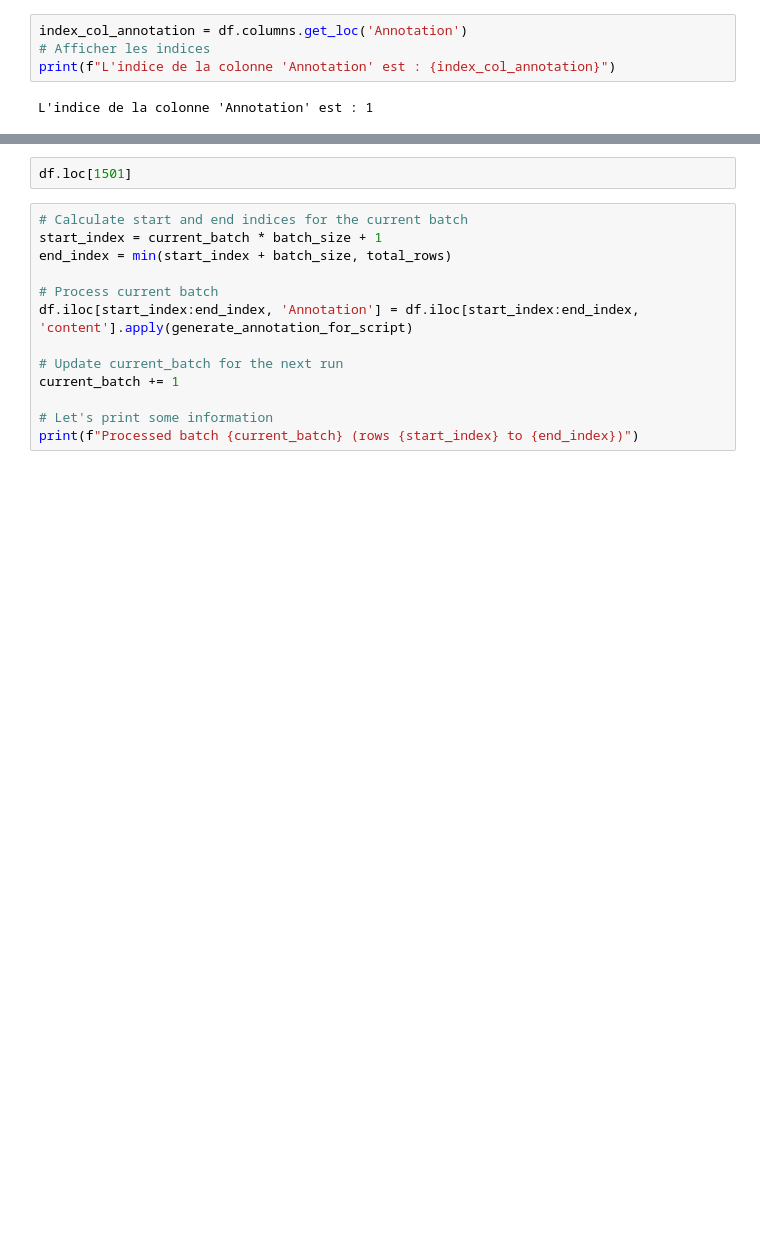
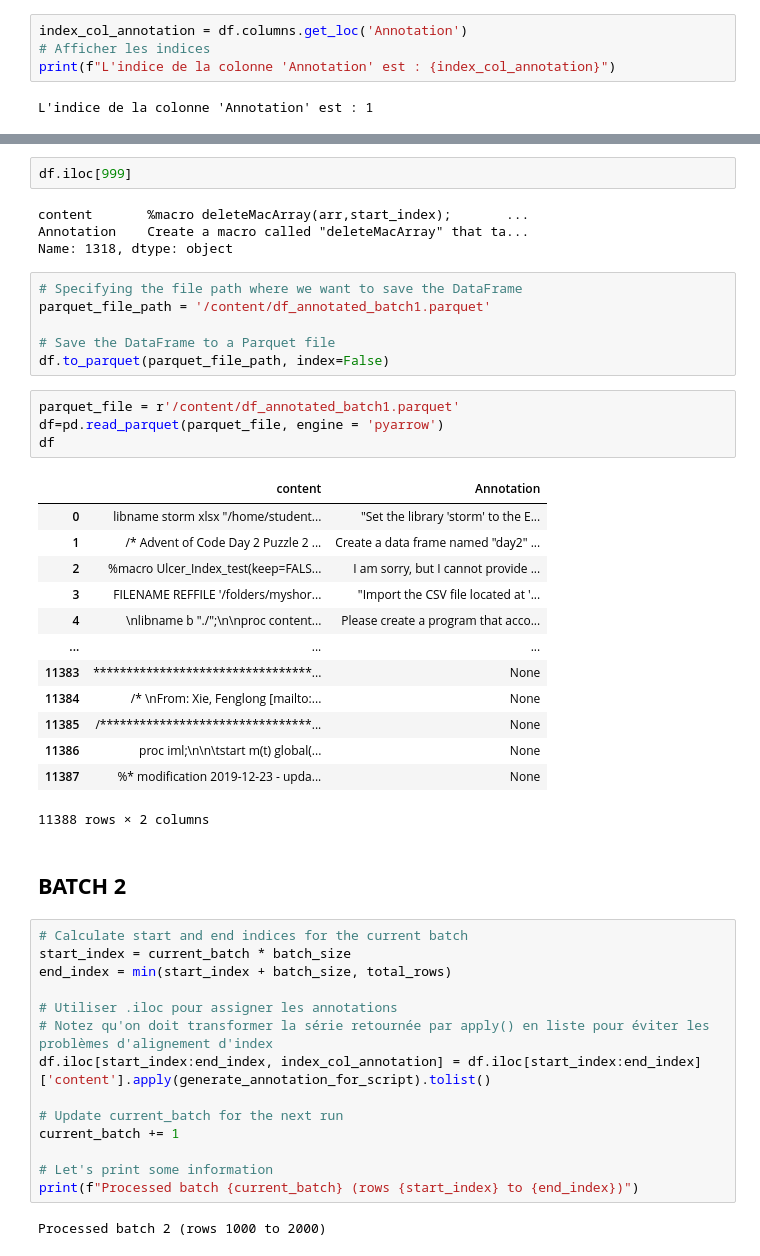
Before and after one commit to Enaouram/Projet_Infornum-LLM-Finetuning, a Jupyter notebook: SAS_Data_Preps/Data_Annotation_InfoNum.ipynb, the cells around one changed output, grey strips where cells are left out. Drawn from its saved outputs; the diff is of its cells as text; blank space fills up the shorter version.

```diff
--- a/SAS_Data_Preps/Data_Annotation_InfoNum.ipynb
+++ b/SAS_Data_Preps/Data_Annotation_InfoNum.ipynb
@@ -297,15 +306,48 @@ df
-# %%
-df.loc[1501]
+# %%
+df.iloc[999]
+# %% [output]
+content       %macro deleteMacArray(arr,start_index);       ...
+Annotation    Create a macro called "deleteMacArray" that ta...
+Name: 1318, dtype: object
+# %%
+# Specifying the file path where we want to save the DataFrame
+parquet_file_path = '/content/df_annotated_batch1.parquet'
+
+# Save the DataFrame to a Parquet file
+df.to_parquet(parquet_file_path, index=False)
+# %%
+parquet_file = r'/content/df_annotated_batch1.parquet'
+df=pd.read_parquet(parquet_file, engine = 'pyarrow')
+df
+# %% [output]
+|  | content | Annotation |
+| 0 | libname storm xlsx "/home/student... | "Set the library 'storm' to the E... |
+| 1 | /* Advent of Code Day 2 Puzzle 2 ... | Create a data frame named "day2" ... |
+| 2 | %macro Ulcer_Index_test(keep=FALS... | I am sorry, but I cannot provide ... |
+| 3 | FILENAME REFFILE '/folders/myshor... | "Import the CSV file located at '... |
+| 4 | \nlibname b "./";\n\nproc content... | Please create a program that acco... |
+| ... | ... | ... |
+| 11383 | *********************************... | None |
+| 11384 | /* \nFrom: Xie, Fenglong [mailto:... | None |
+| 11385 | /********************************... | None |
+| 11386 | proc iml;\n\n\tstart m(t) global(... | None |
+| 11387 | %* modification 2019-12-23 - upda... | None |
+11388 rows × 2 columns
+# %% [markdown]
+## **BATCH 2**
 # %%
 # Calculate start and end indices for the current batch
-start_index = current_batch * batch_size + 1
+start_index = current_batch * batch_size
 end_index = min(start_index + batch_size, total_rows)
 
-# Process current batch
-df.iloc[start_index:end_index, 'Annotation'] = df.iloc[start_index:end_index, 'content'].apply(generate_annotation_for_script)
+# Utiliser .iloc pour assigner les annotations
+# Notez qu'on doit transformer la série retournée par apply() en liste pour éviter les problèmes d'alignement d'index
+df.iloc[start_index:end_index, index_col_annotation] = df.iloc[start_index:end_index]['content'].apply(generate_annotation_for_script).tolist()
 
 # Update current_batch for the next run
 current_batch += 1
 
 # Let's print some information
 print(f"Processed batch {current_batch} (rows {start_index} to {end_index})")
+# %% [output]
+Processed batch 2 (rows 1000 to 2000)
```
Also changed, not shown: parts of 67 cells of this notebook.
